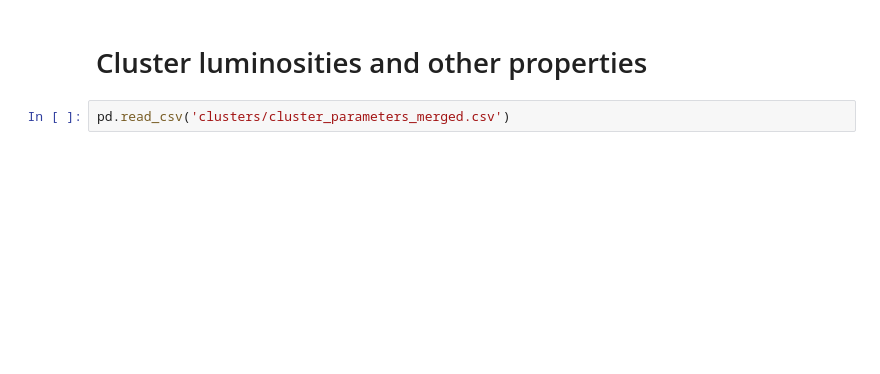
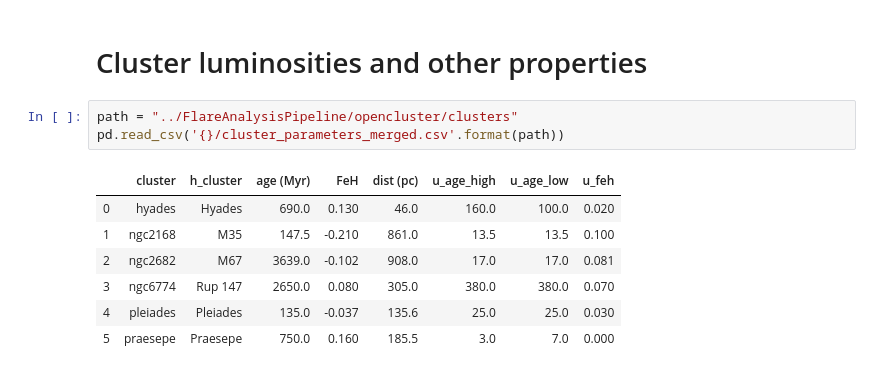
Before and after one commit to ekaterinailin/flares-in-clusters-with-k2-ii, a Jupyter notebook: StellarParameters/11_STELLAR_PARAMETERS_all_OCs_with_plots.ipynb, the cells around one changed output. Saved outputs shown, nothing was run; the diff lists cells and outputs as text; blank space fills up the shorter version.

```diff
--- a/StellarParameters/11_STELLAR_PARAMETERS_all_OCs_with_plots.ipynb
+++ b/StellarParameters/11_STELLAR_PARAMETERS_all_OCs_with_plots.ipynb
@@ -120,6 +122,15 @@ lib = specmatchemp.library.read_hdf(wavlim=[Kp.wav.min(),Kp.wav.max()]) #takes a
 # %% [markdown]
 # Cluster luminosities and other properties
-# %%
-pd.read_csv('clusters/cluster_parameters_merged.csv')
+# %%
+path = "../FlareAnalysisPipeline/opencluster/clusters"
+pd.read_csv('{}/cluster_parameters_merged.csv'.format(path))
+# %% [output]
+|  | cluster | h_cluster | age (Myr) | FeH | dist (pc) | u_age_high | u_age_low | u_feh |
+| 0 | hyades | Hyades | 690.0 | 0.130 | 46.0 | 160.0 | 100.0 | 0.020 |
+| 1 | ngc2168 | M35 | 147.5 | -0.210 | 861.0 | 13.5 | 13.5 | 0.100 |
+| 2 | ngc2682 | M67 | 3639.0 | -0.102 | 908.0 | 17.0 | 17.0 | 0.081 |
+| 3 | ngc6774 | Rup 147 | 2650.0 | 0.080 | 305.0 | 380.0 | 380.0 | 0.070 |
+| 4 | pleiades | Pleiades | 135.0 | -0.037 | 135.6 | 25.0 | 25.0 | 0.030 |
+| 5 | praesepe | Praesepe | 750.0 | 0.160 | 185.5 | 3.0 | 7.0 | 0.000 |
 # %%
 clusters = ["pleiades", "hyades", "praesepe", "ngc6774", "ngc2168", "ngc2682"]
```
Also changed, not shown: parts of 2 cells of this notebook, 42 other files.
